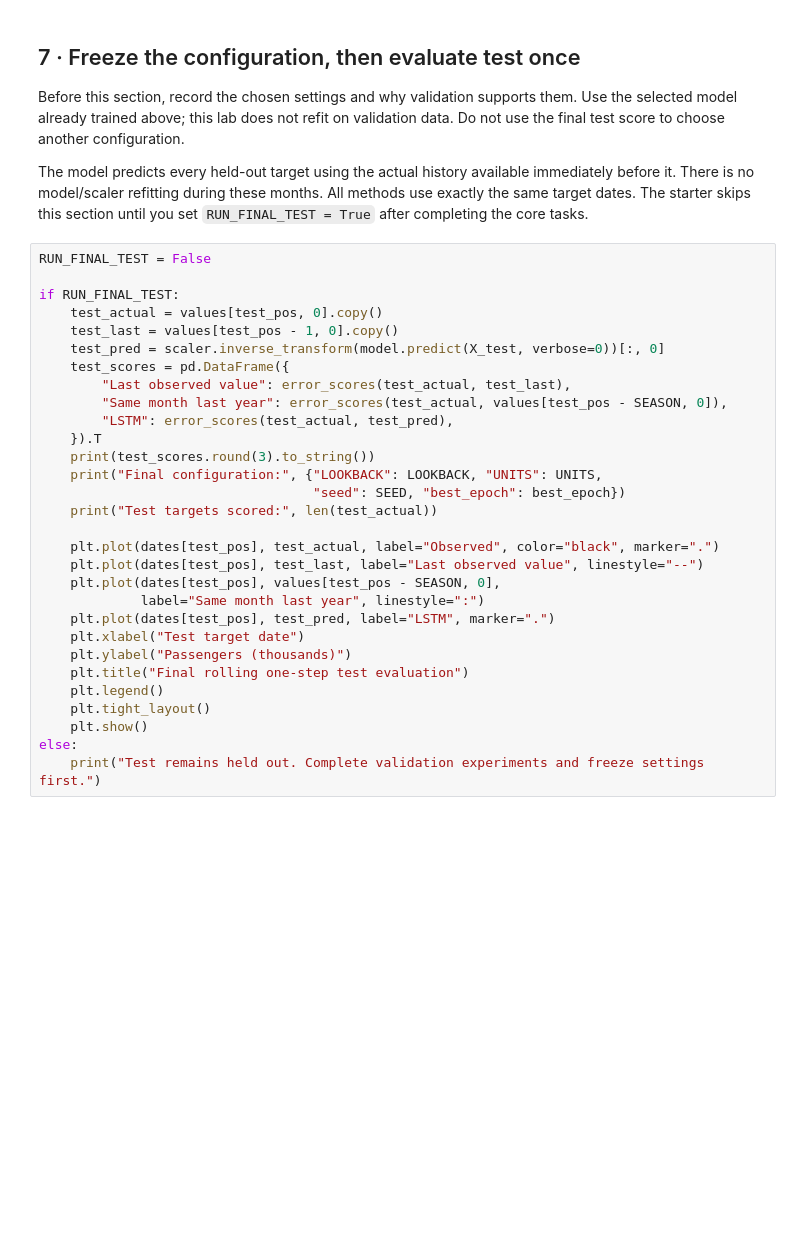
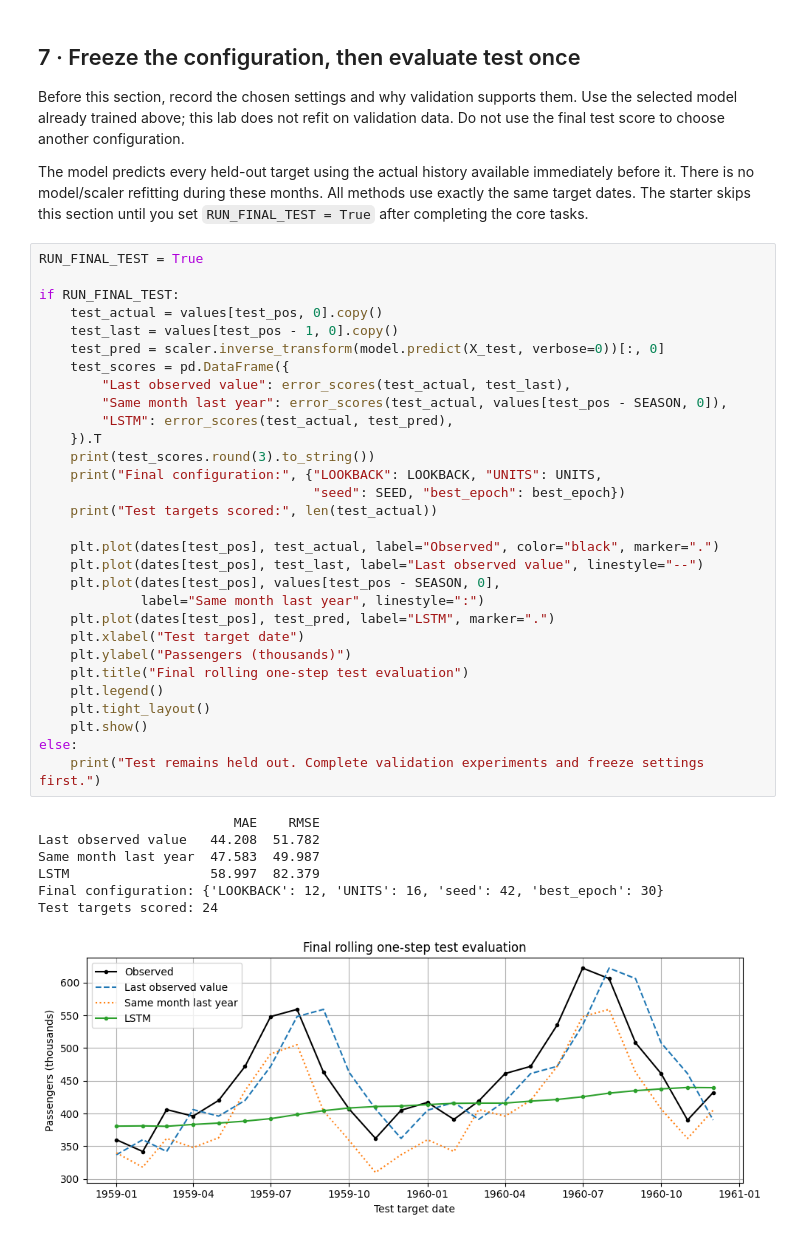
Before and after one commit to RidhanPar/Accenture_Bootcamp, a Jupyter notebook: Day 7/LSTM_assignment.ipynb, the cells around one changed output. Saved outputs shown, nothing was run; the diff lists cells and outputs as text; blank space fills up the shorter version.

Commit message:
day 7 LSTM assignment completed

```diff
--- a/Day 7/LSTM_assignment.ipynb
+++ b/Day 7/LSTM_assignment.ipynb
@@ -353,35 +409,43 @@ The model predicts every held-out target using the actual history available imme
 before it. There is no model/scaler refitting during these months. All methods use exactly
 the same target dates. The starter skips this section until you set `RUN_FINAL_TEST = True` after completing the core tasks.
 # %%
-RUN_FINAL_TEST = False
+RUN_FINAL_TEST = True
 
 if RUN_FINAL_TEST:
     test_actual = values[test_pos, 0].copy()
     test_last = values[test_pos - 1, 0].copy()
     test_pred = scaler.inverse_transform(model.predict(X_test, verbose=0))[:, 0]
     test_scores = pd.DataFrame({
         "Last observed value": error_scores(test_actual, test_last),
         "Same month last year": error_scores(test_actual, values[test_pos - SEASON, 0]),
         "LSTM": error_scores(test_actual, test_pred),
     }).T
     print(test_scores.round(3).to_string())
     print("Final configuration:", {"LOOKBACK": LOOKBACK, "UNITS": UNITS,
                                    "seed": SEED, "best_epoch": best_epoch})
     print("Test targets scored:", len(test_actual))
 
     plt.plot(dates[test_pos], test_actual, label="Observed", color="black", marker=".")
     plt.plot(dates[test_pos], test_last, label="Last observed value", linestyle="--")
     plt.plot(dates[test_pos], values[test_pos - SEASON, 0],
              label="Same month last year", linestyle=":")
     plt.plot(dates[test_pos], test_pred, label="LSTM", marker=".")
     plt.xlabel("Test target date")
     plt.ylabel("Passengers (thousands)")
     plt.title("Final rolling one-step test evaluation")
     plt.legend()
     plt.tight_layout()
     plt.show()
 else:
     print("Test remains held out. Complete validation experiments and freeze settings first.")
+# %% [output]
+                         MAE    RMSE
+Last observed value   44.208  51.782
+Same month last year  47.583  49.987
+LSTM                  58.997  82.379
+Final configuration: {'LOOKBACK': 12, 'UNITS': 16, 'seed': 42, 'best_epoch': 30}
+Test targets scored: 24
+[figure, added]
 # %% [markdown]
 ## Final learner report and discussion
 
```
Also changed, not shown: parts of 11 cells of this notebook.
